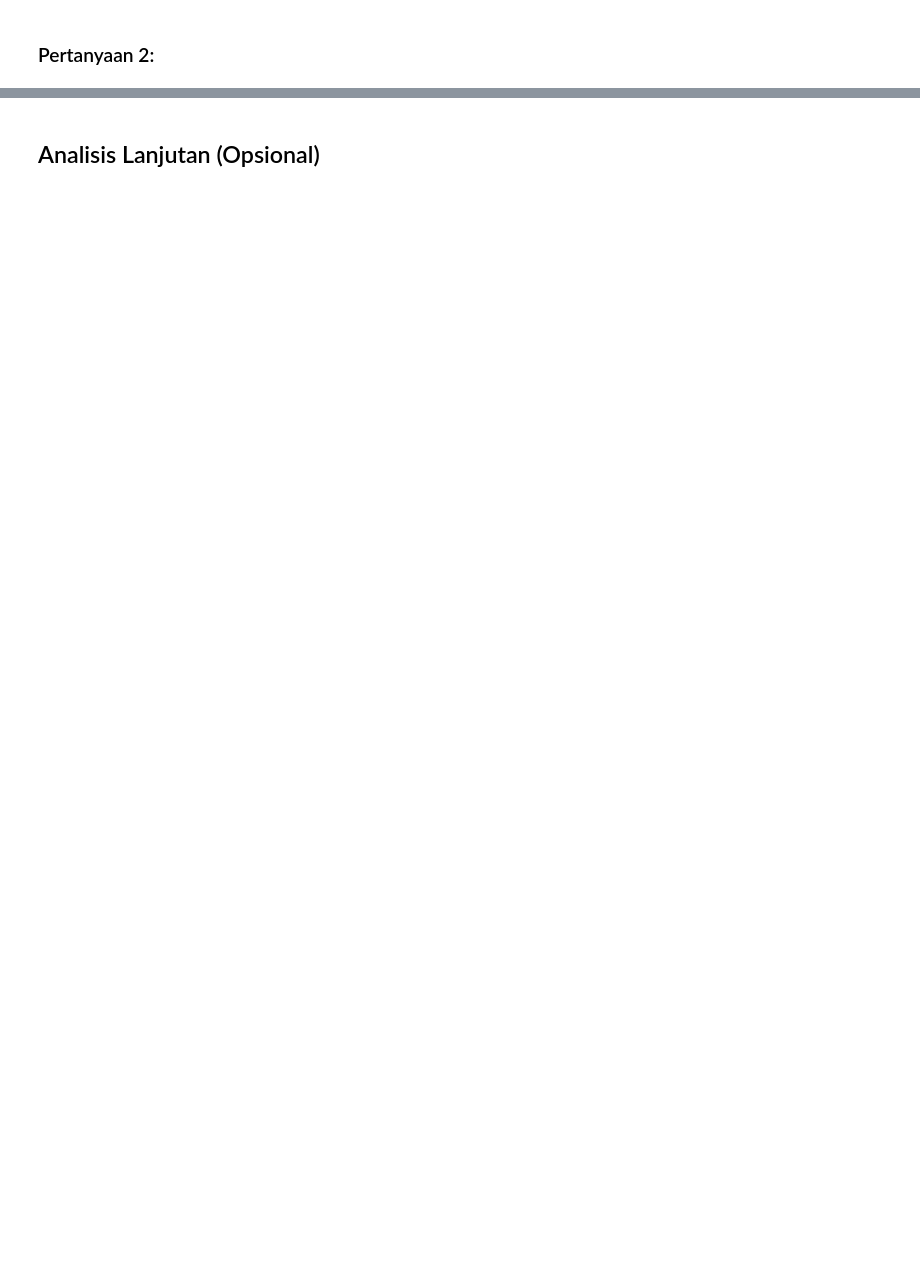
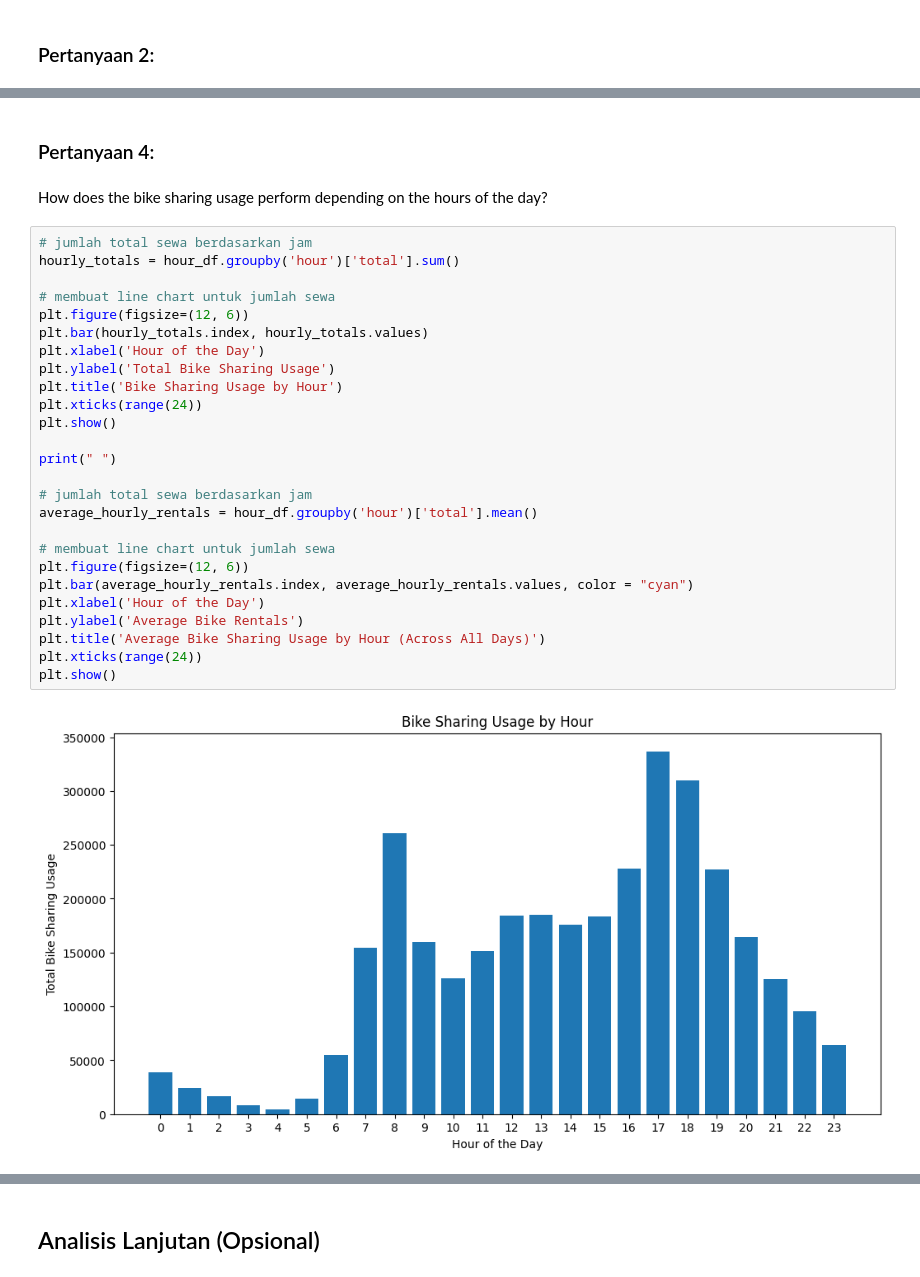
Before and after one commit to mikhail-karim/dicoding-bike_sharing_analysis-submission, a Jupyter notebook: notebook.ipynb, the cells around one changed output, grey strips where cells are left out. Cells and saved outputs as stored; diff of their text form; blank space fills up the shorter version.

```diff
--- a/notebook.ipynb
+++ b/notebook.ipynb
@@ -652,0 +801,32 @@ day_df.groupby('day').agg({
+# %% [markdown]
+### Pertanyaan 4:
+# %% [markdown]
+How does the bike sharing usage perform depending on the hours of the day?
+# %%
+# jumlah total sewa berdasarkan jam
+hourly_totals = hour_df.groupby('hour')['total'].sum()
+
+# membuat line chart untuk jumlah sewa
+plt.figure(figsize=(12, 6))
+plt.bar(hourly_totals.index, hourly_totals.values)
+plt.xlabel('Hour of the Day')
+plt.ylabel('Total Bike Sharing Usage')
+plt.title('Bike Sharing Usage by Hour')
+plt.xticks(range(24))
+plt.show()
+
+print(" ")
+
+# jumlah total sewa berdasarkan jam
+average_hourly_rentals = hour_df.groupby('hour')['total'].mean()
+
+# membuat line chart untuk jumlah sewa
+plt.figure(figsize=(12, 6))
+plt.bar(average_hourly_rentals.index, average_hourly_rentals.values, color = "cyan")
+plt.xlabel('Hour of the Day')
+plt.ylabel('Average Bike Rentals')
+plt.title('Average Bike Sharing Usage by Hour (Across All Days)')
+plt.xticks(range(24))
+plt.show()
+# %% [output]
+[figure, added]
```
Also changed, not shown: parts of 75 cells of this notebook.
